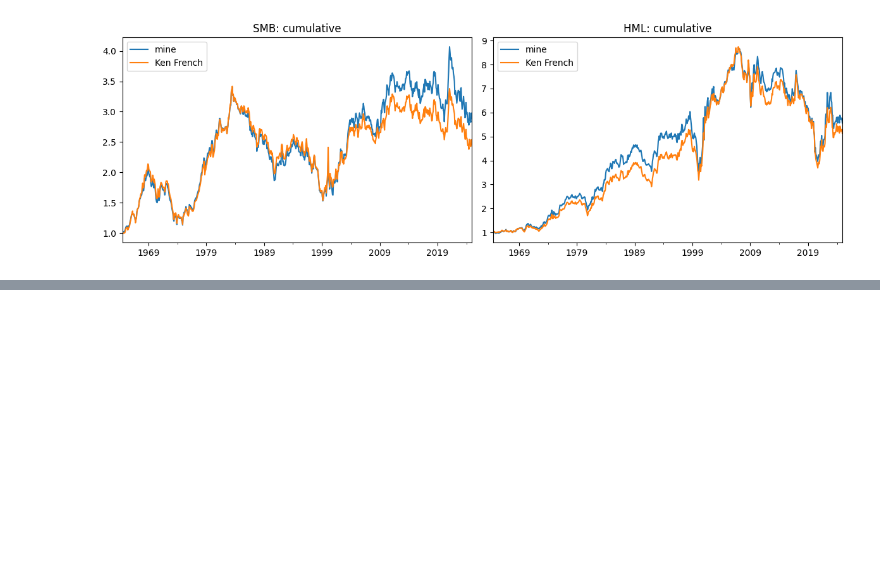
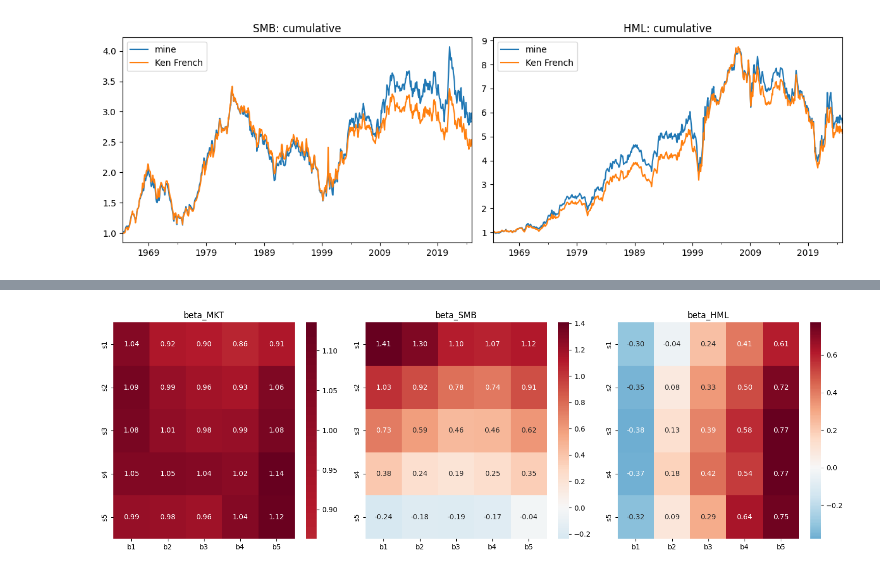
Before and after one commit to pbathuri/regime-factor-zoo, a Jupyter notebook: notebooks/5_path_a_phase1_data_construction.ipynb, the cells around one changed output, grey strips where cells are left out. Saved outputs shown, nothing was run; the diff lists cells and outputs as text; code cells hidden in the pictures; blank space fills up the shorter version.

```diff
--- a/notebooks/5_path_a_phase1_data_construction.ipynb
+++ b/notebooks/5_path_a_phase1_data_construction.ipynb
@@ -618,0 +779,30 @@ WIN CONDITION: both > 0.95
+# %%
+lambdas = {}
+
+for t in merged.index:
+    y = merged.loc[t, portfolio_cols].astype(float)
+    if y.isna().any():
+        missing_portfolios = y.index[y.isna()].tolist()
+        raise ValueError(
+            f"Missing return in month {t}: "
+            f"{missing_portfolios}"
+        )
+    model = sm.OLS(y, X).fit()
+
+    lambdas[t] = model.params
+# %%
+lambda_df = pd.DataFrame(lambdas).T
+lambda_df = lambda_df.rename(
+    columns={
+        "const": "lambda_0",
+        "beta_MKT": "lambda_MKT",
+        "beta_SMB": "lambda_SMB",
+        "beta_HML": "lambda_HML",
+    }
+)
+
+lambda_df.index.name = "month"
+
+print(lambda_df.head())
+print("\n")
+print(lambda_df.shape)
@@ -618,0 +894,17 @@ WIN CONDITION: both > 0.95
+# %%
+"""AI gen"""
+import matplotlib.pyplot as plt
+import seaborn as sns
+
+fig, axes = plt.subplots(1, 3, figsize=(15, 5))
+for ax, col in zip(axes, ["beta_MKT", "beta_SMB", "beta_HML"]):
+    # reshape the 25 rows back into their natural 5x5 grid (size x book/market)
+    grid = beta_matrix[col].values.reshape(5, 5)
+    sns.heatmap(grid, annot=True, fmt=".2f", cmap="RdBu_r", center=0, ax=ax,
+                xticklabels=[f"b{b}" for b in range(1,6)],
+                yticklabels=[f"s{s}" for s in range(1,6)])
+    ax.set_title(col)
+plt.tight_layout()
+plt.show()
+# %% [output]
+[figure, added]
```
Also changed, not shown: parts of 28 cells of this notebook, 7 other files.
